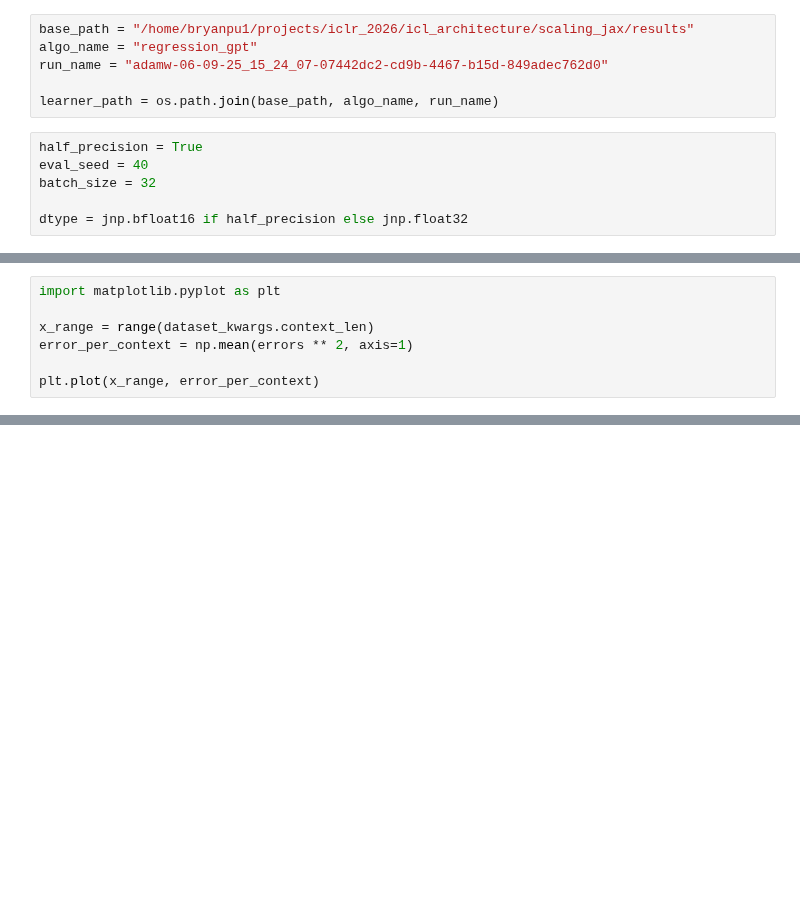
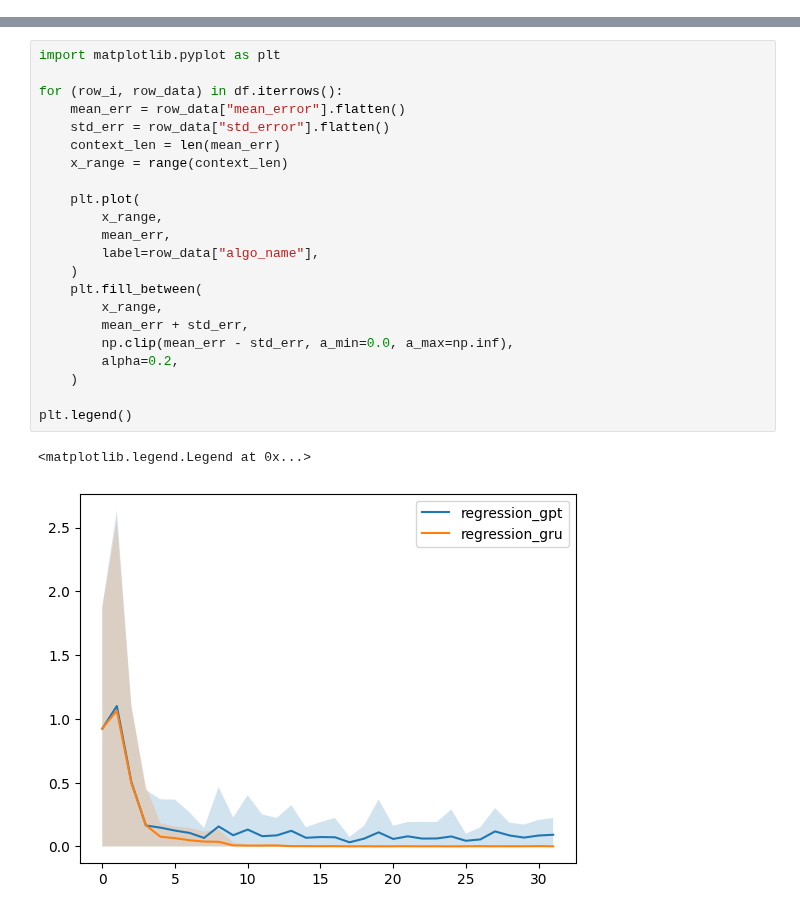
Before and after one commit to chanb/scaling_jax, a Jupyter notebook: src/evaluations/interactive.ipynb, the cells around one changed output, grey strips where cells are left out. Drawn from its saved outputs; the diff is of its cells as text; blank space fills up the shorter version.

Commit message:
Update plotting to allow multiple runs

```diff
--- a/src/evaluations/interactive.ipynb
+++ b/src/evaluations/interactive.ipynb
@@ -17,16 +20,4 @@ from torch.utils.data import DataLoader
 from src.dataset import get_iter
 from src.datasets.linear_regression import ICLinearRegression
 from src.utils import parse_dict
-# %%
-base_path = "/home/bryanpu1/projects/iclr_2026/icl_architecture/scaling_jax/results"
-algo_name = "regression_gpt"
-run_name = "adamw-06-09-25_15_24_07-07442dc2-cd9b-4467-b15d-849adec762d0"
-
-learner_path = os.path.join(base_path, algo_name, run_name)
-# %%
-half_precision = True
-eval_seed = 40
-batch_size = 32
-
-dtype = jnp.bfloat16 if half_precision else jnp.float32
 # %%
@@ -74,7 +70,0 @@ errors = batch["target"] - res
-# %%
-import matplotlib.pyplot as plt
-
-x_range = range(dataset_kwargs.context_len)
-error_per_context = np.mean(errors ** 2, axis=1)
-
-plt.plot(x_range, error_per_context)
@@ -80,0 +107,25 @@ plt.plot(x_range, error_per_context)
+# %%
+import matplotlib.pyplot as plt
+
+for (row_i, row_data) in df.iterrows():
+    mean_err = row_data["mean_error"].flatten()
+    std_err = row_data["std_error"].flatten()
+    context_len = len(mean_err)
+    x_range = range(context_len)
+
+    plt.plot(
+        x_range,
+        mean_err,
+        label=row_data["algo_name"],
+    )
+    plt.fill_between(
+        x_range,
+        mean_err + std_err,
+        np.clip(mean_err - std_err, a_min=0.0, a_max=np.inf),
+        alpha=0.2,
+    )
+
+plt.legend()
+# %% [output]
+<matplotlib.legend.Legend at 0x...>
+[figure, added]
```
Also changed, not shown: parts of 12 cells of this notebook, 3 other files.
